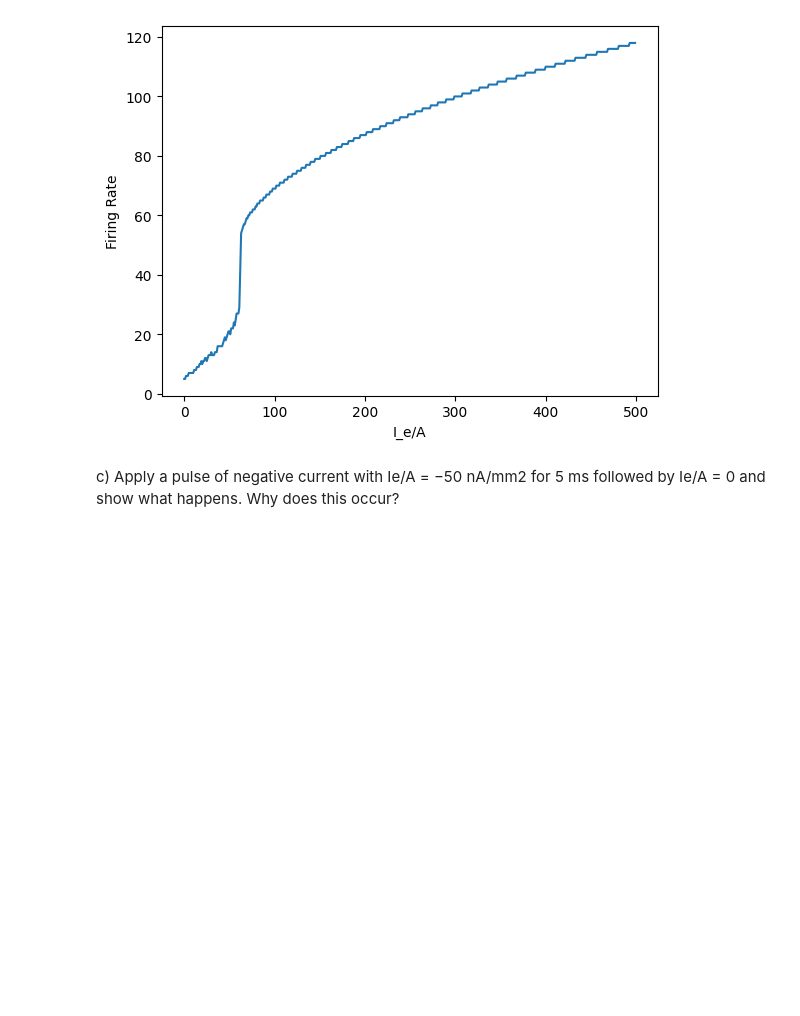
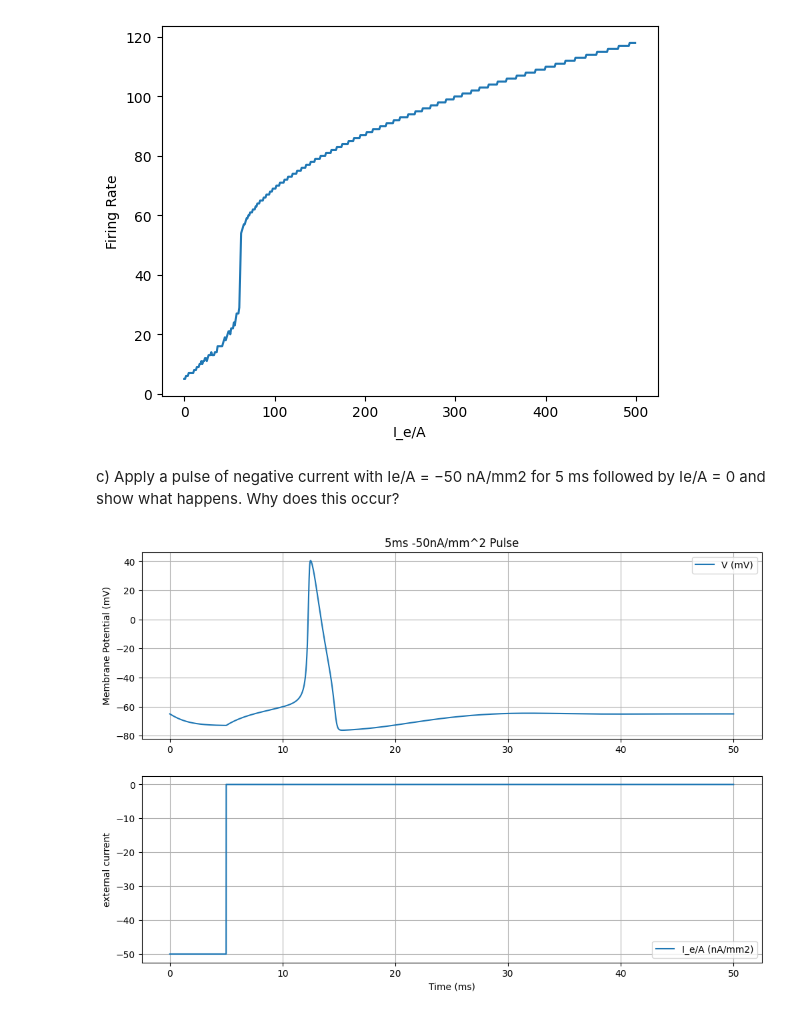
Before and after one commit to Mintherbi/Theoretical-Neuroscience, a Jupyter notebook: Hudgkin Huxley Model.ipynb, the cells around one changed output. Saved outputs shown, nothing was run; the diff lists cells and outputs as text; code cells hidden in the pictures; blank space fills up the shorter version.

```diff
--- a/Hudgkin Huxley Model.ipynb
+++ b/Hudgkin Huxley Model.ipynb
@@ -182,14 +180,7 @@ def HudgkinHuxleyModelModifyCurrent(I_c2A, T=TOTAL, dt = DT,
     N = int(T/dt)
     V = np.zeros(N);     V[0]=V_init
     i_m = np.zeros(N)
-    '''
-    alpha_n = np.zero(N); alpha_n[0]=Alpha_N(V_init)
-    beta_n = np.zero(N); beta_n[0]=Beta_N(V_init)
-    alpha_m = np.zero(N); alpha_m[0]=Alpha_M(V_init)
-    beta_m = np.zero(N); beta_m[0]=Beta_M(V_init)
-    alpha_h = np.zero(N); alpha_h[0]=Alpha_H(V_init)
-    beta_h = np.zero(N); beta_h[0]=Beta_H(V_init)
-    '''
+
     tau_n = np.zeros(N)
     n_infty = np.zeros(N)
     tau_m = np.zeros(N)
@@ -221,34 +212,32 @@ def HudgkinHuxleyModelModifyCurrent(I_c2A, T=TOTAL, dt = DT,
 
     return t, V, n, m, h #, tau_n, tau_m, tau_h, n_infty, m_infty, h_infty
 # %%
-Duration = 500
+Duration = 50
 I_c2A = np.zeros(int(Duration/DT))
 Pulse_Length = 5            #ms
 Pulse_Strength = -50        #nA/mm^2
 
 for i in range(int(Pulse_Length/DT)):
     I_c2A[i]=Pulse_Strength
-
-plt.plot()
 # %%
-t, V, n, m, h = HudgkinHuxleyModelModifyCurrent(200, T=100)
+t, V, n, m, h = HudgkinHuxleyModelModifyCurrent(I_c2A, T=Duration)
 
 plt.figure(figsize=(12, 8))
 
 plt.subplot(2,1,1)
 plt.plot(t, V, label="V (mV)")
 plt.ylabel("Membrane Potential (mV)")
-plt.title("Hodgkin-Huxley Model (I = 200 nA/mm^2)")
+plt.title("5ms -50nA/mm^2 Pulse")
 plt.legend()
 plt.grid(True)
 
 plt.subplot(2,1,2)
-plt.plot(t, n, label="n (K+ activation)")
-plt.plot(t, m, label="m (Na+ activation)")
-plt.plot(t, h, label="h (Na+ inactivation)")
+plt.plot(t, I_c2A, label="I_e/A (nA/mm2)")
 plt.xlabel("Time (ms)")
-plt.ylabel("Gating variable")
+plt.ylabel("external current")
 plt.legend()
 plt.grid(True)
 
 plt.show()
+# %% [output]
+[figure, added]
```
Also changed, not shown: parts of 10 cells of this notebook.
